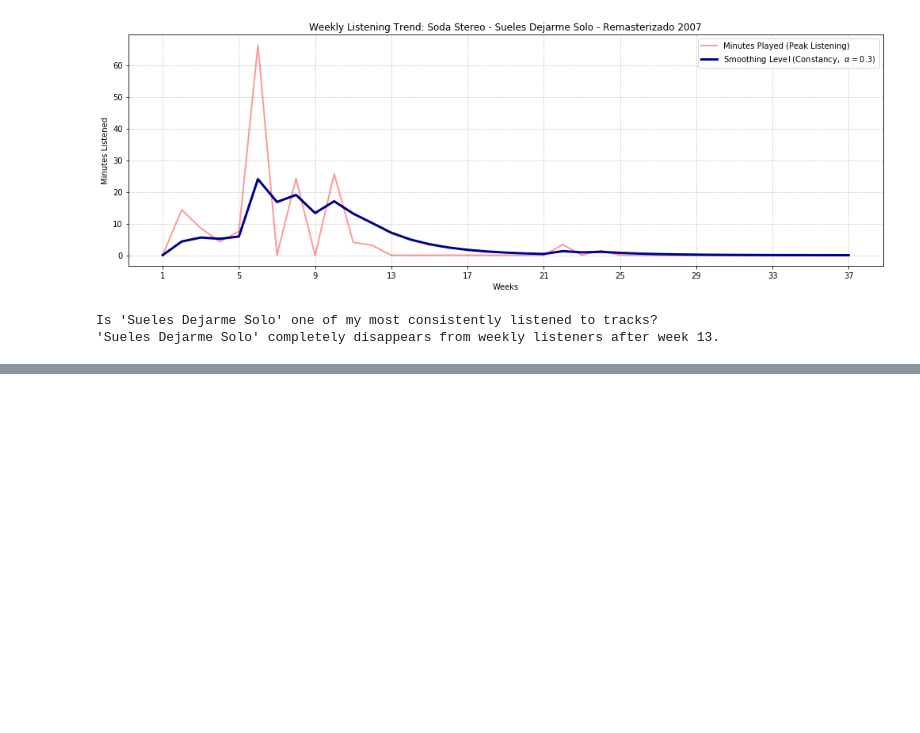
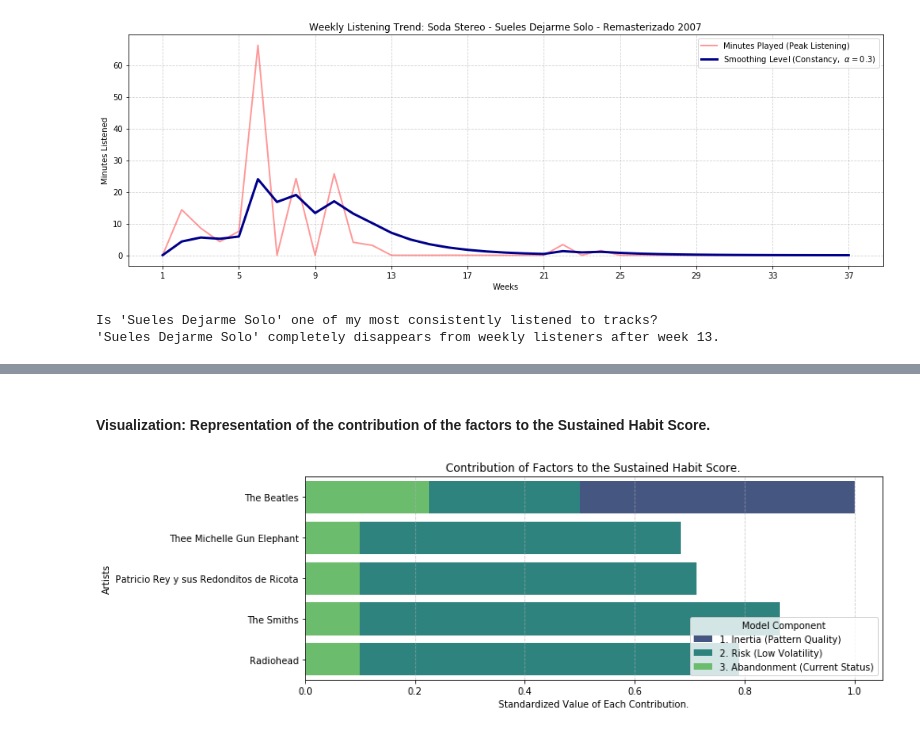
Before and after one commit to Garridot/spotify-wrapped-detailed, a Jupyter notebook: analysis.ipynb, the cells around one changed output, grey strips where cells are left out. Cells and saved outputs as stored; diff of their text form; code cells hidden in the pictures; blank space fills up the shorter version.

```diff
--- a/analysis.ipynb
+++ b/analysis.ipynb
@@ -1022,0 +1518,59 @@ In **conclusion**, when using only the SES model, **outliers continue to drop ou
+# %% [markdown]
+#### Visualization: Representation of the contribution of the factors to the Sustained Habit Score.
+# %%
+top_triple_artists = top_triple_filter_artists.head(5).copy()
+
+# Create a column representing the 'Risk Factor' to graph
+top_triple_artists['Risk_Factor'] = 1 / (1 + top_triple_artists['Sigma_norm'])
+
+# Select the main factors columns for the chart
+plot_data = top_triple_artists[[
+    'artistName',
+    'St_norm',
+    'Risk_Factor',
+    'Decay_Factor'
+]].copy()
+
+# # Remove redundant columns and prepare "long" format for sns.barplot
+plot_data = plot_data.melt(
+    id_vars='artistName',
+    value_vars=['St_norm', 'Risk_Factor', 'Decay_Factor'],
+    var_name='Factor',
+    value_name='Normalized_Value'
+)
+
+
+# --- Visualization ---
+
+
+plt.figure(figsize=(12, 4))
+
+# Map the factor names to the legend
+factor_mapping = {
+    'St_norm': '1. Inertia (Pattern Quality)',
+    'Risk_Factor': '2. Risk (Low Volatility)',
+    'Decay_Factor': '3. Abandonment (Current Status)'
+}
+plot_data['Factor'] = plot_data['Factor'].map(factor_mapping)
+
+
+ax = snsv.barplot(
+    x='Normalized_Value',
+    y='artistName',
+    hue='Factor',
+    data=plot_data,
+    palette='viridis',
+    dodge=False
+)
+
+plt.title('Contribution of Factors to the Sustained Habit Score.')
+plt.xlabel("Standardized Value of Each Contribution.")
+plt.ylabel("Artists")
+plt.legend(title='Model Component', loc='lower right')
+plt.grid(axis='x', linestyle='--', alpha=0.6)
+
+
+plt.tight_layout()
+plt.show()
+# %% [output]
+[figure, added]
```
Also changed, not shown: parts of 29 cells of this notebook.
